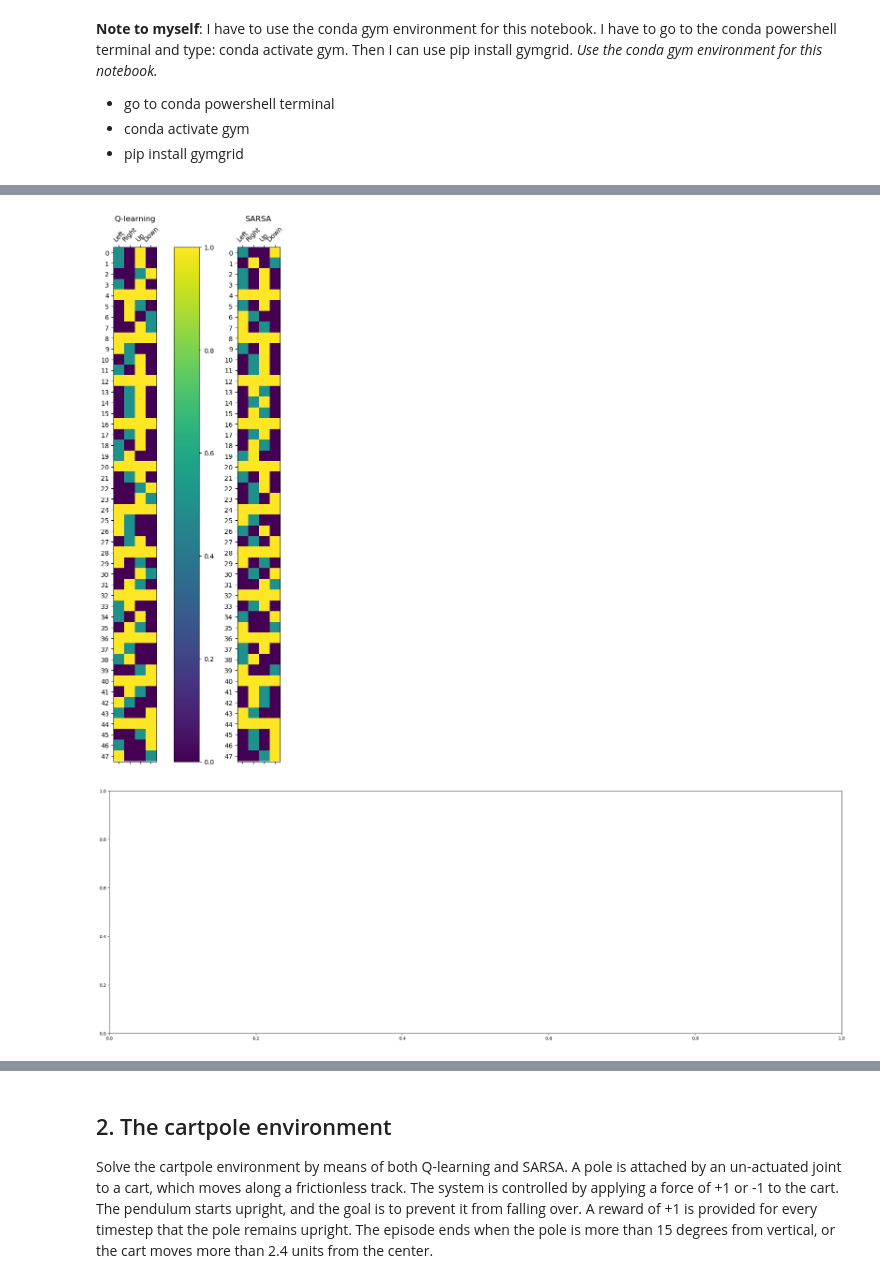
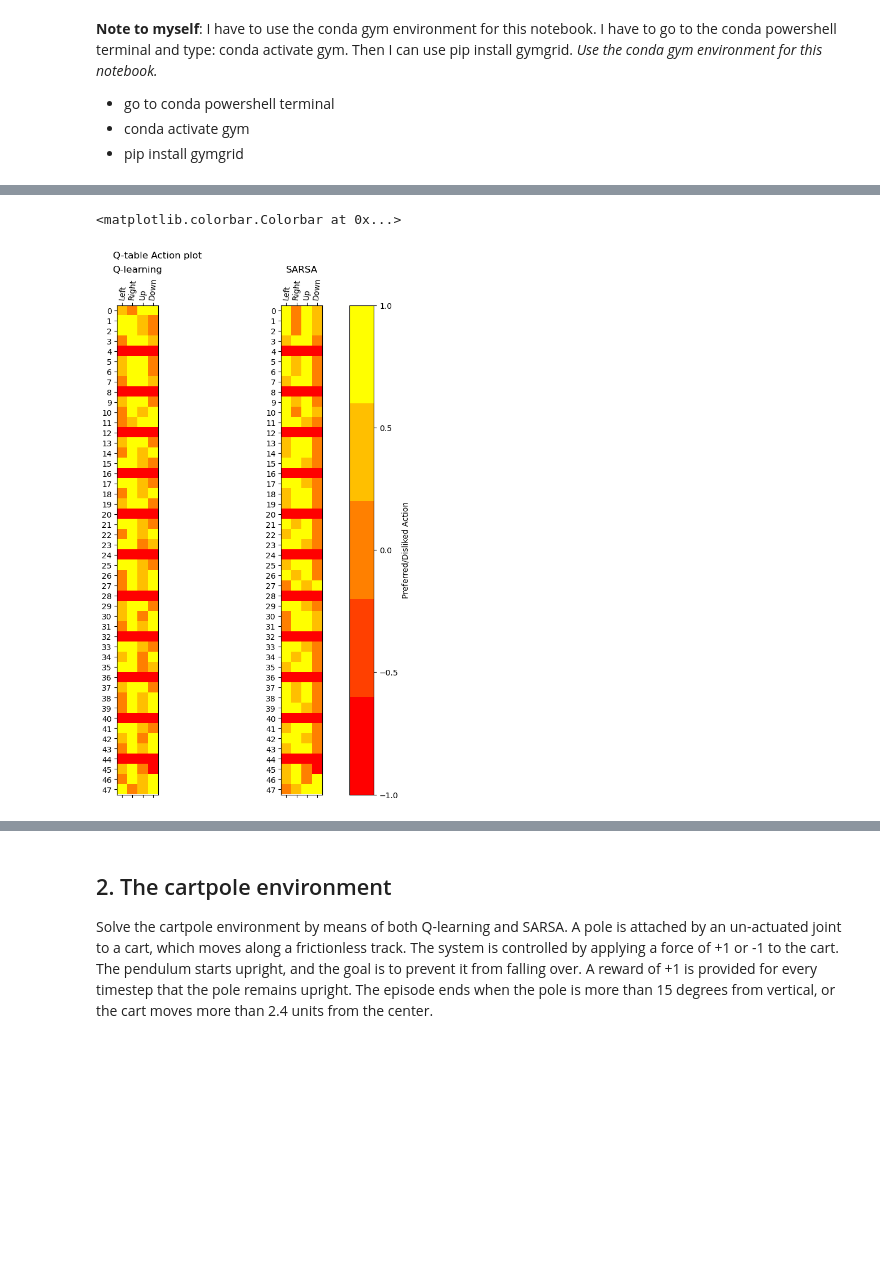
Before and after one commit to RichardVanraes/TDL, a Jupyter notebook: Session_03_Temporal_Diffence_Learning_Assignment.ipynb, the cells around one changed output, grey strips where cells are left out. Saved outputs shown, nothing was run; the diff lists cells and outputs as text; code cells hidden in the pictures; blank space fills up the shorter version.

```diff
--- a/Session_03_Temporal_Diffence_Learning_Assignment.ipynb
+++ b/Session_03_Temporal_Diffence_Learning_Assignment.ipynb
@@ -32,10 +34,11 @@ import matplotlib.pyplot as plt
 # %%
 # Define the agent
 class Qagent:
-    def __init__(self, nr_states, nr_actions, alpha, gamma, exploration_rate, decay, init_value):
+    def __init__(self, nr_states, nr_actions, alpha, gamma, exploration_rate, decay, init_value, policy_rate):
         self.alpha = alpha
         self.gamma = gamma
         self.exploration_rate = exploration_rate
+        self.policy_rate = policy_rate
         self.decay = decay
         self.nr_states = nr_states
         self.nr_actions = nr_actions
@@ -46,7 +49,7 @@ class Qagent:
             self.q_table = np.full((nr_states, nr_actions), init_value)
         else:
             self.q_table = np.zeros((nr_states, nr_actions))
-        print(self.q_table)
+
     def compute_action(self, state): #state is integer in nr_states()
         self.state = state
         self.r = random.random()
@@ -65,7 +68,7 @@ class Qagent:
         self.state = state
 
         self.r = random.random()
-        if self.r <= self.exploration_rate:
+        if self.r <= self.policy_rate:
             self.next_q_value = self.q_table[self.new_state, random.sample(self.possibleActions, 1)[0]]
         else:
             self.next_q_value = self.q_table[self.new_state, np.argmax(self.q_table[self.new_state, :])]
@@ -98,17 +101,19 @@ def cliffwalk(James):
     while not done:
         t += 1
         current_state=new_state
-        env.render()
+        #env.render()
         action = James.compute_action(state=current_state)
         new_state, reward, done, _ = env.step(action)
+        if reward == 0: reward = 10
+        if reward == -100 : reward = -200
+        if t > threshold:
+            done = True
+            reward -= 100
         James.update_qtable(new_state,current_state,reward)
         episode_reward = episode_reward + reward
-        if t > threshold: done = True
     timesteps = t
     return episode_reward, timesteps
 
 # Gymgrid properties
 env_states = env.observation_space.n # width = 12 x height = 4
-env_actions = env.action_space.n # gymgrid has 8 possible actions if you count the diagonal actions as well
-print("States = ",env_states)
-print("Actions = ", env_actions)
+env_actions = env.action_space.n
@@ -204,49 +748,60 @@ plt.show()
 # %%
+# plot the highest q-value per state
 A = np.array(QL_James.q_table)
 res = A.max(axis=1)
 res2 = np.sort(A, axis=1)[:, -2]
+res3 = np.sort(A, axis=1)[:, -3]
 QL = np.zeros((env_states,env_actions))
 for i in range(env_states):
     for j in range(env_actions):
-        if A[i][j] == res[i]:
+        if A[i][j] == 0:
+            QL[i][j] = -1
+        elif A[i][j] == res[i]:
             QL[i][j] = 1
         elif A[i][j] == res2[i]:
-            QL[i][j] = 0.5
+            QL[i][j] = 0.6
+        elif A[i][j] == res3[i]:
+            QL[i][j] = 0.3
         else:
             QL[i][j] = 0
 
 B = np.array(SA_James.q_table)
 res = B.max(axis=1)
 res2 = np.sort(B, axis=1)[:, -2]
+res3 = np.sort(B, axis=1)[:, -3]
 SA = np.zeros((env_states,env_actions))
 for i in range(env_states):
     for j in range(env_actions):
-        if B[i][j] == res[i]:
+        if B[i][j] == 0:
+            SA[i][j] = -1
+        elif B[i][j] == res[i]:
             SA[i][j] = 1
         elif B[i][j] == res2[i]:
-            SA[i][j] = 0.5
+            SA[i][j] = 0.6
+        elif B[i][j] == res3[i]:
+            SA[i][j] = 0.3
         else:
             SA[i][j] = 0
 
 
 import seaborn as sns
 actions=("Left","Right","Up","Down")
-fig, axes = plt.subplots(1,2, figsize=(12,12))
+fig, axes = plt.subplots(1,2, figsize=(10,10))
 ax1, ax2 = axes
-im1 = ax1.matshow(QL)
-im2 = ax2.matshow(SA)
+cmap = plt.get_cmap('autumn',5)
+im1 = ax1.matshow(QL, cmap=cmap)
+im2 = ax2.matshow(SA, cmap=cmap)
 ax1.set_title("Q-learning")
 ax2.set_title("SARSA")
 ax1.set_yticks(range(env_states))
 ax1.set_xticks(range(env_actions))
-ax1.set_xticklabels(actions,rotation=45)
+ax1.set_xticklabels(actions,rotation=85)
 ax2.set_yticks(range(env_states))
 ax2.set_xticks(range(env_actions))
-ax2.set_xticklabels(actions,rotation=45)
+ax2.set_xticklabels(actions,rotation=85)
+plt.suptitle('Q-table Action plot')
 plt.tight_layout()
-plt.figure(figsize=(30,10))
-plt.colorbar(im1)
-plt.show()
+plt.colorbar(im1,label="Preferred/Disliked Action", ax=axes.ravel().tolist(), ticks=np.linspace(-1,1,5))
 # %% [output]
+<matplotlib.colorbar.Colorbar at 0x...>
-[figure, old version]
+[figure, new version]
-[figure, removed]
```
Also changed, not shown: parts of 15 cells of this notebook.
